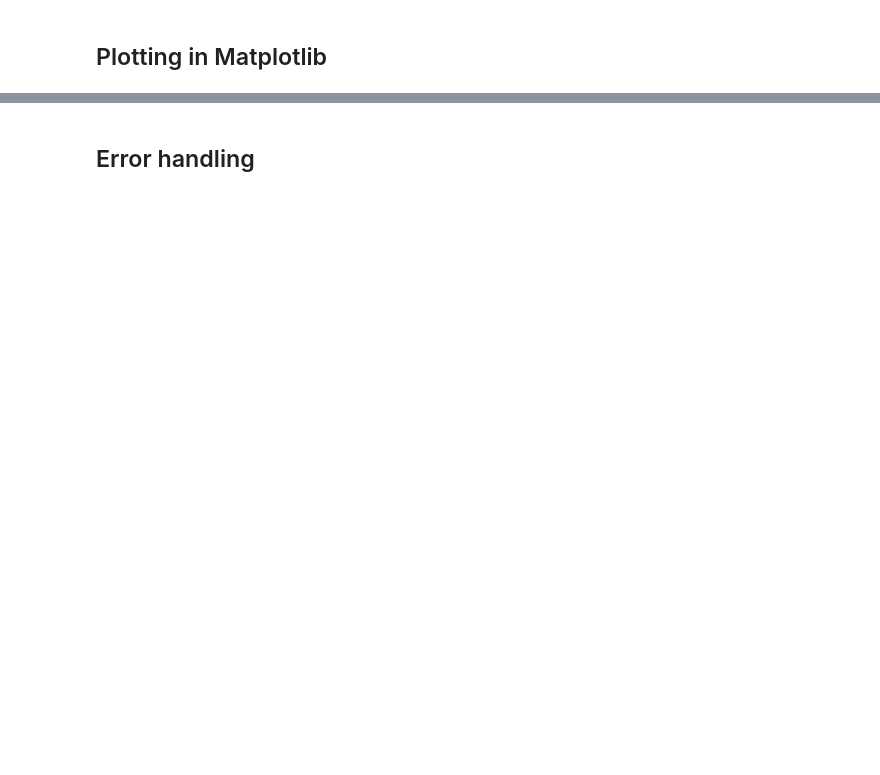
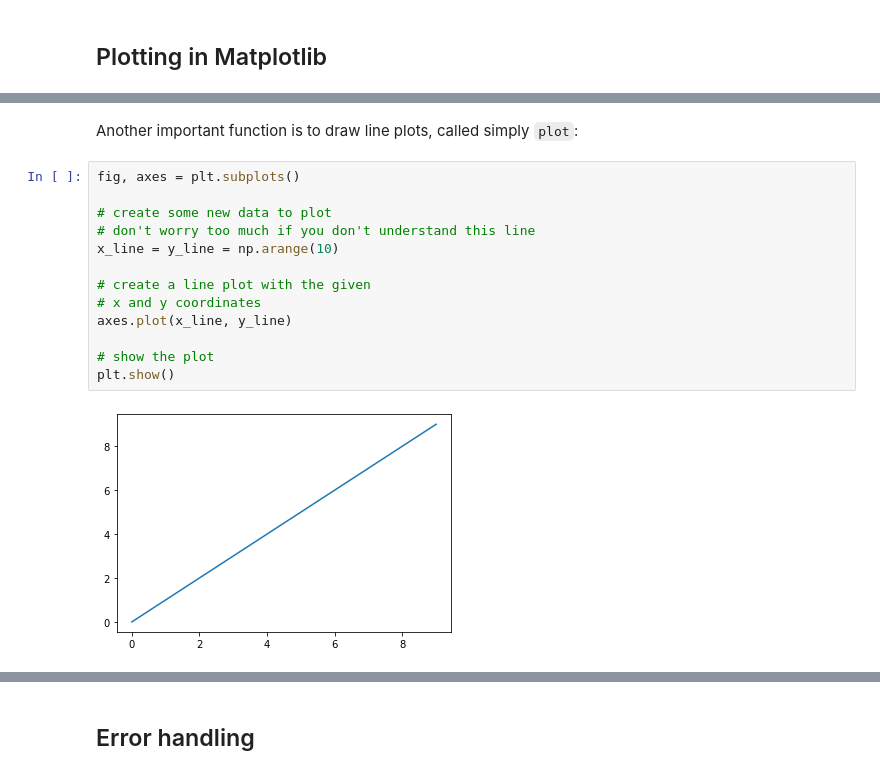
Before and after one commit to thelogicalgrammar/pLoT_course, a Jupyter notebook: book/3_lab.ipynb, the cells around one changed output, grey strips where cells are left out. Cells and saved outputs as stored; diff of their text form; blank space fills up the shorter version.

```diff
--- a/book/3_lab.ipynb
+++ b/book/3_lab.ipynb
@@ -59,0 +373,17 @@ However, note that we need to
+# %% [markdown]
+Another important function is to draw line plots, called simply `plot`:
+# %%
+fig, axes = plt.subplots()
+
+# create some new data to plot
+# don't worry too much if you don't understand this line
+x_line = y_line = np.arange(10)
+
+# create a line plot with the given
+# x and y coordinates
+axes.plot(x_line, y_line)
+
+# show the plot
+plt.show()
+# %% [output]
+[figure, added]
```
Also changed, not shown: parts of 89 cells of this notebook, 15 other files.
